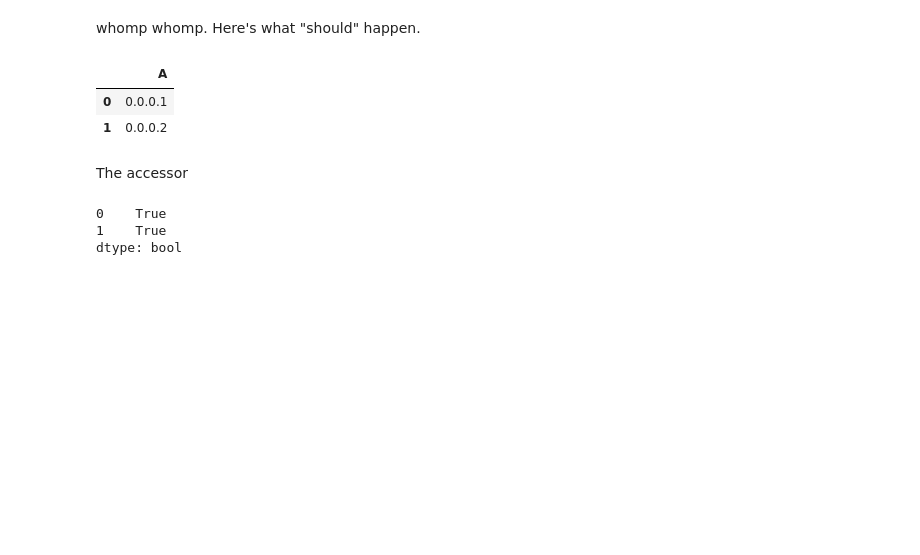
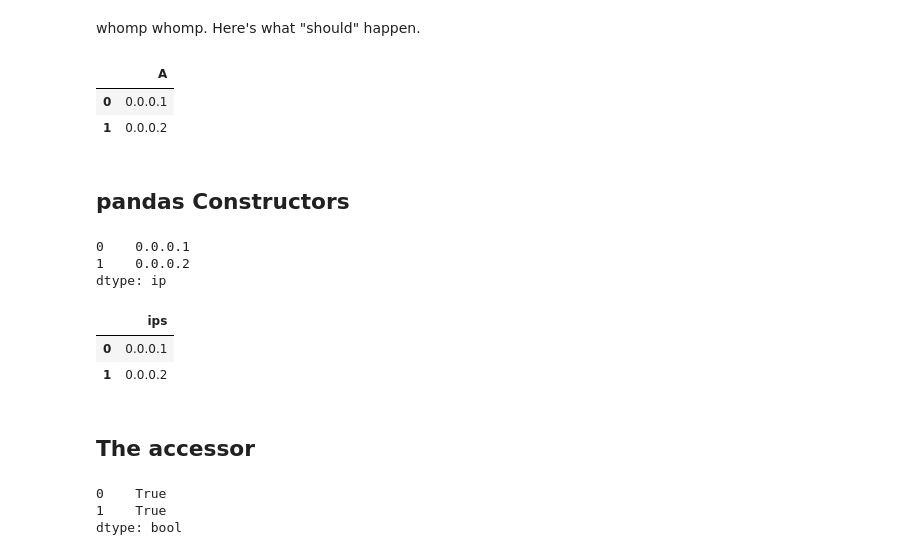
Before and after one commit to ContinuumIO/cyberpandas, a Jupyter notebook: ip-address.ipynb, the cells around one changed output. Drawn from its saved outputs; the diff is of its cells as text; code cells hidden in the pictures; blank space fills up the shorter version.

```diff
--- a/ip-address.ipynb
+++ b/ip-address.ipynb
@@ -56,8 +56,22 @@ df
 |  | A |
 | 0 | 0.0.0.1 |
 | 1 | 0.0.0.2 |
-# %% [markdown]
-The accessor
+# %% [markdown]
+## pandas Constructors
+# %%
+pd.Series(values)
+# %% [output]
+0    0.0.0.1
+1    0.0.0.2
+dtype: ip
+# %%
+pd.DataFrame({"ips": values})
+# %% [output]
+|  | ips |
+| 0 | 0.0.0.1 |
+| 1 | 0.0.0.2 |
+# %% [markdown]
+## The accessor
 # %%
 s.ip.is_ipv4
 # %% [output]
```
